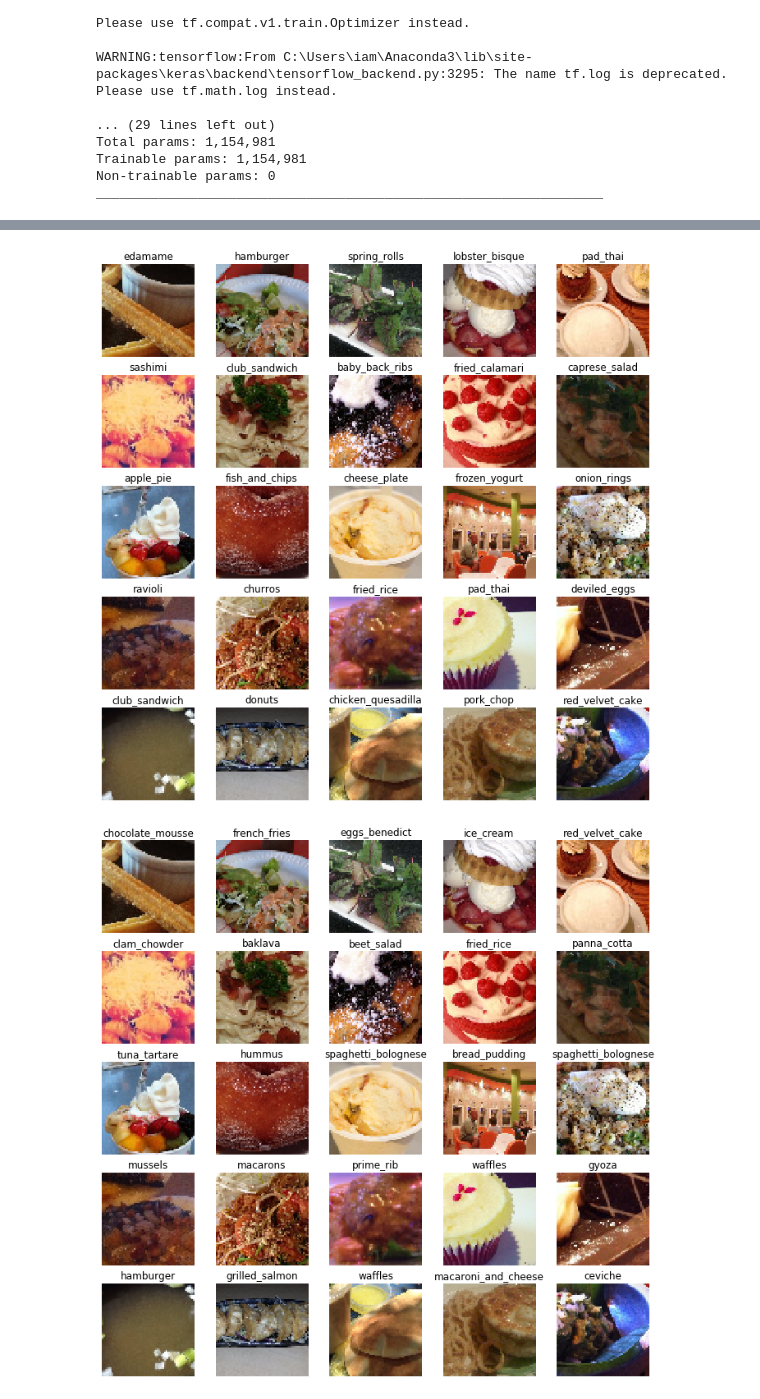
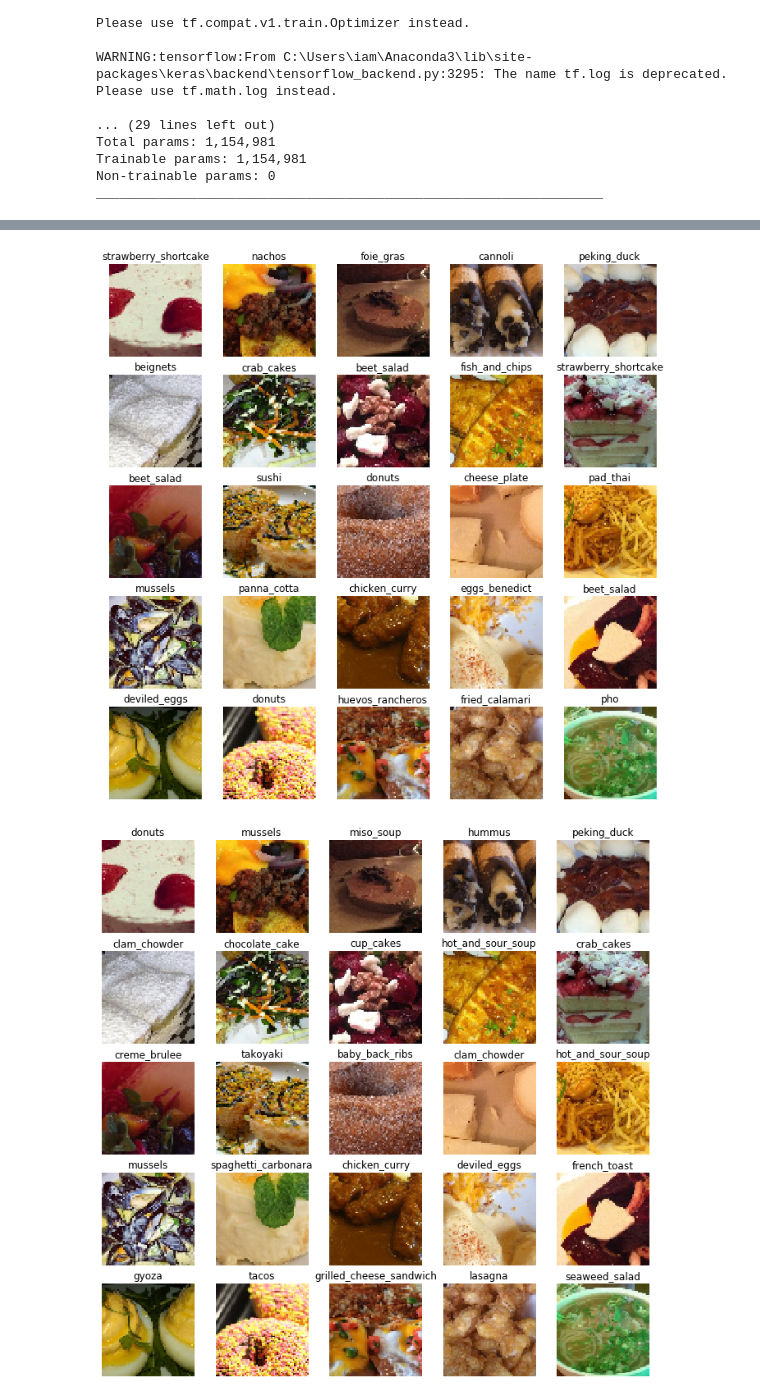
Before and after one commit to 1Bishop/ML-Final-Assignment, a Jupyter notebook: ML - Final Assignment.ipynb, the cells around one changed output, grey strips where cells are left out. Drawn from its saved outputs; the diff is of its cells as text; code cells hidden in the pictures.

```diff
--- a/ML - Final Assignment.ipynb
+++ b/ML - Final Assignment.ipynb
@@ -643,8 +648,8 @@ def map_all(categories):
 predicted_classes = fashion_model.predict(X_float_testing)
 best_predictions = map_all(predicted_classes)
 # %%
-displayImages(X_float_training, to_bool(decode_all(y_encoded_training)))
-displayImages(X_float_training, to_bool(decode_all(best_predictions)))
+displayImages(X_float_testing, to_bool(decode_all(y_encoded_testing)))
+displayImages(X_float_testing, to_bool(decode_all(best_predictions)))
 # %% [output]
-[figure, old version]
+[figure, new version]
-[figure, old version]
+[figure, new version]
```
Also changed, not shown: parts of 20 cells of this notebook.
